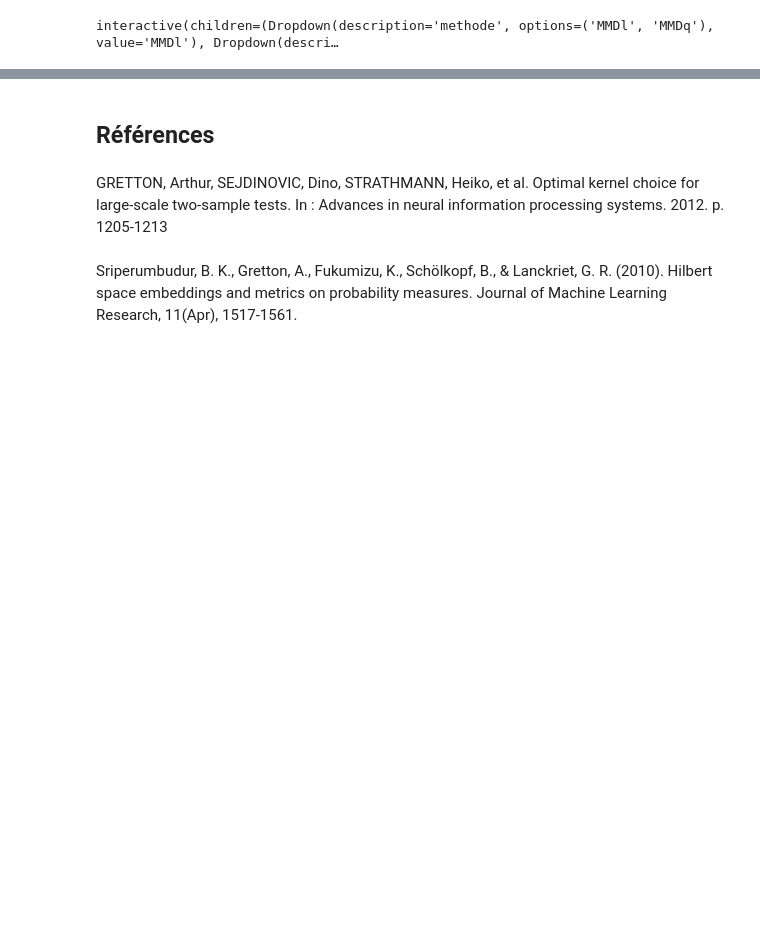
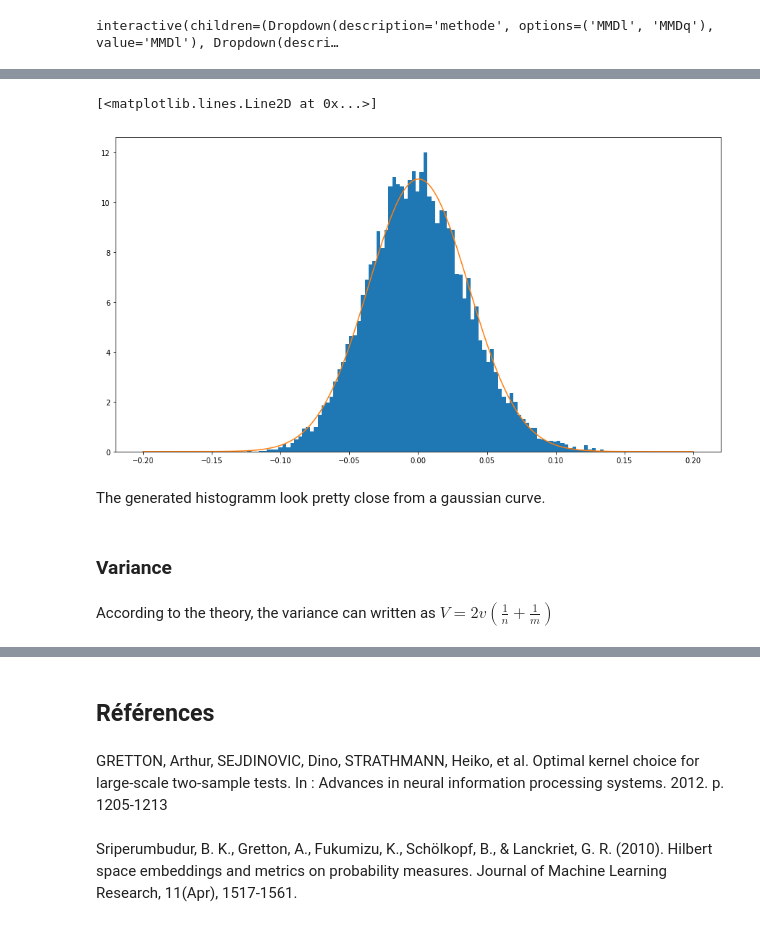
Before and after one commit to kronerte/Memoire, a Jupyter notebook: MMD for two sample test.ipynb, the cells around one changed output, grey strips where cells are left out. Drawn from its saved outputs; the diff is of its cells as text; code cells hidden in the pictures; blank space fills up the shorter version.

```diff
--- a/MMD for two sample test.ipynb
+++ b/MMD for two sample test.ipynb
@@ -493,0 +784,16 @@ $$
+# %%
+plt.hist(Liste_mmd,density=True,bins=100)
+mean = np.mean(Liste_mmd)
+std = np.std(Liste_mmd)
+f_th = lambda x : 1/(np.sqrt(np.pi*2*std**2))*np.exp(-(x-mean)**2/(2*std**2))
+X = np.linspace(-0.2,0.2,1000)
+plt.plot(X,f_th(X))
+# %% [output]
+[<matplotlib.lines.Line2D at 0x...>]
+[figure, added]
+# %% [markdown]
+The generated histogramm look pretty close from a gaussian curve.
+# %% [markdown]
+### Variance
+# %% [markdown]
+According to the theory, the variance can written as $V = 2v(\frac{1}{n} + \frac{1}{m})$
```
Also changed, not shown: parts of 102 cells of this notebook, 7 other files.
